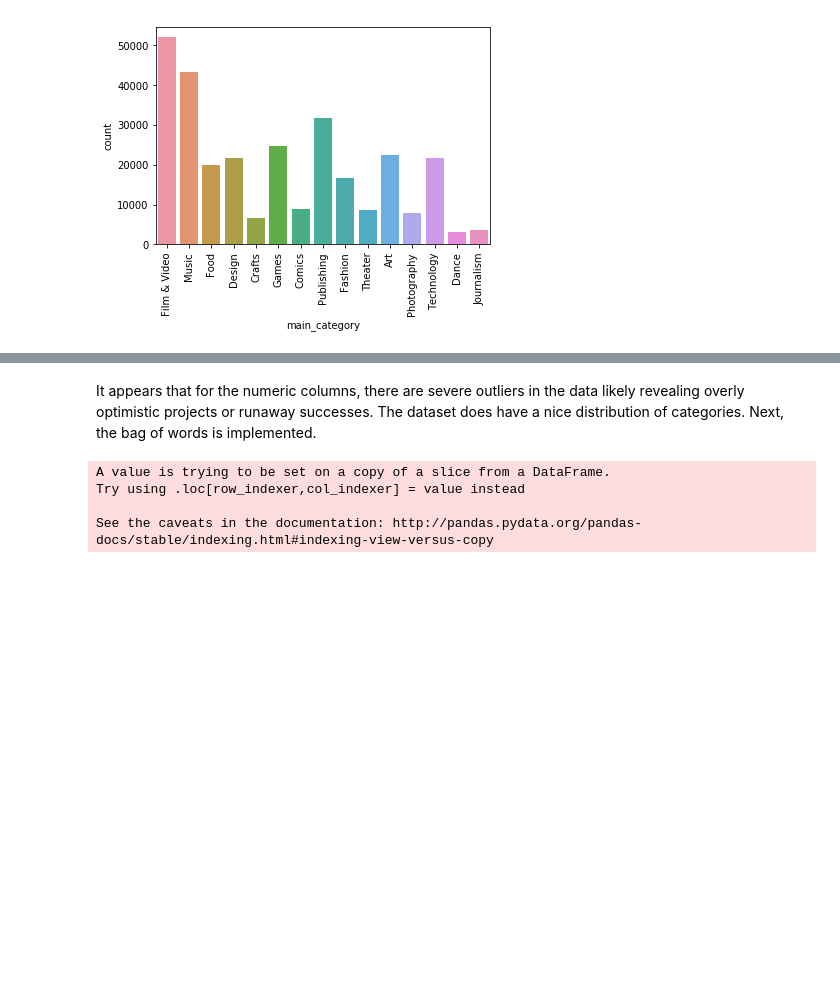
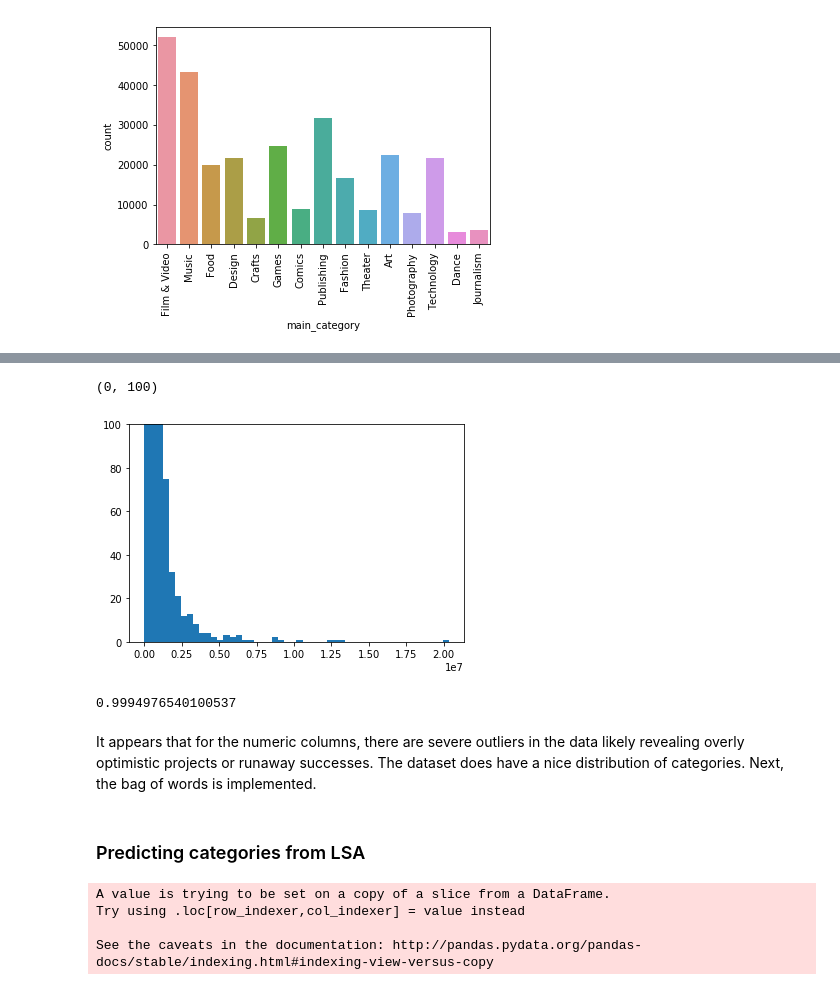
Before and after one commit to rwalroth/Kickstarter_titles, a Jupyter notebook: Kickstarter_Title_analysis.ipynb, the cells around one changed output, grey strips where cells are left out. Saved outputs shown, nothing was run; the diff lists cells and outputs as text; code cells hidden in the pictures; blank space fills up the shorter version.

```diff
--- a/Kickstarter_Title_analysis.ipynb
+++ b/Kickstarter_Title_analysis.ipynb
@@ -74,5 +102,17 @@ plt.xticks(rotation=90)
+# %%
+plt.hist(data_US[data_US['goal'] < 0.2e8]['pledged'],bins=50)
+plt.ylim((0,100))
+# %% [output]
+(0, 100)
+[figure, added]
+# %%
+data_cut.shape[0]/data_US.shape[0]
+# %% [output]
+0.9994976540100537
 # %% [markdown]
 It appears that for the numeric columns, there are severe outliers in the data likely revealing overly optimistic projects or runaway successes. The dataset does have a nice distribution of categories. Next, the bag of words is implemented.
+# %% [markdown]
+### Predicting categories from LSA
 # %%
 lower = lambda x: x.lower() if type(x) == str else x
 data_US['lower'] = [lower(x) for x in data_US['name']] # make all titles lowercase
```
Also changed, not shown: parts of 19 cells of this notebook.
